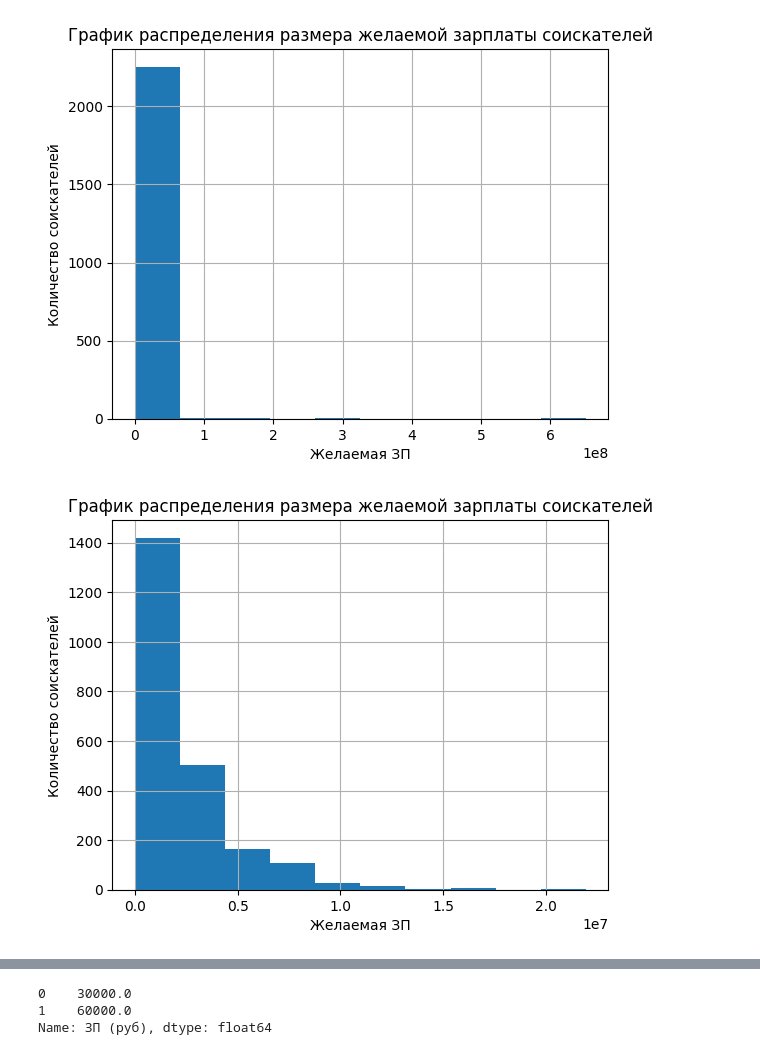
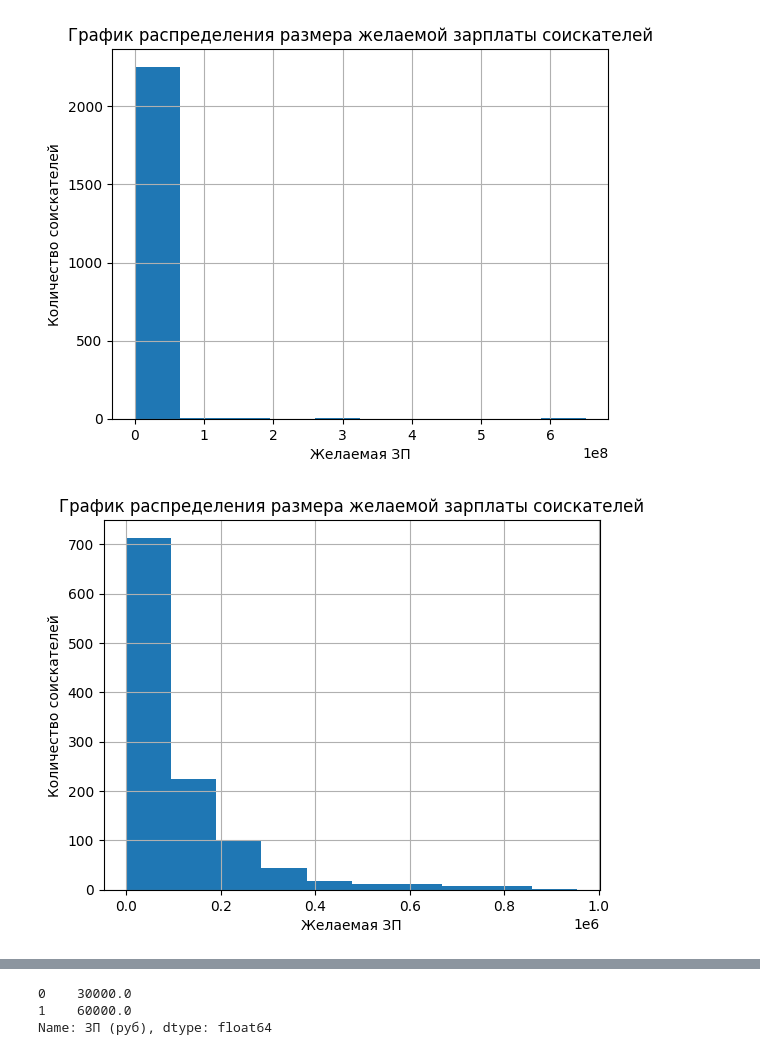
Before and after one commit to Slava0505/hh_resume_EDA, a Jupyter notebook: hh_resume_EDA.ipynb, the cells around one changed output, grey strips where cells are left out. Saved outputs shown, nothing was run; the diff lists cells and outputs as text; code cells hidden in the pictures.

Commit message:
fix salary problem

```diff
--- a/hh_resume_EDA.ipynb
+++ b/hh_resume_EDA.ipynb
@@ -436,14 +436,15 @@ plt.show()
 # %% [output]
 [figure]
 # %%
-trashold = df[view_col].quantile(0.99)
-df[view_col][df[view_col]<trashold].hist()
+salary_trashold = 1000000
+df = df[df[view_col]<salary_trashold]
+df[view_col].hist()
 plt.title('График распределения размера желаемой зарплаты соискателей')
 plt.ylabel('Количество соискателей')
 plt.xlabel('Желаемая ЗП')
 plt.show()
 # %% [output]
-[figure, old version]
+[figure, new version]
 # %%
 df[view_col][df[view_col]<trashold].plot(kind = 'box')
 # %% [output]
```
Also changed, not shown: parts of 8 cells of this notebook.
